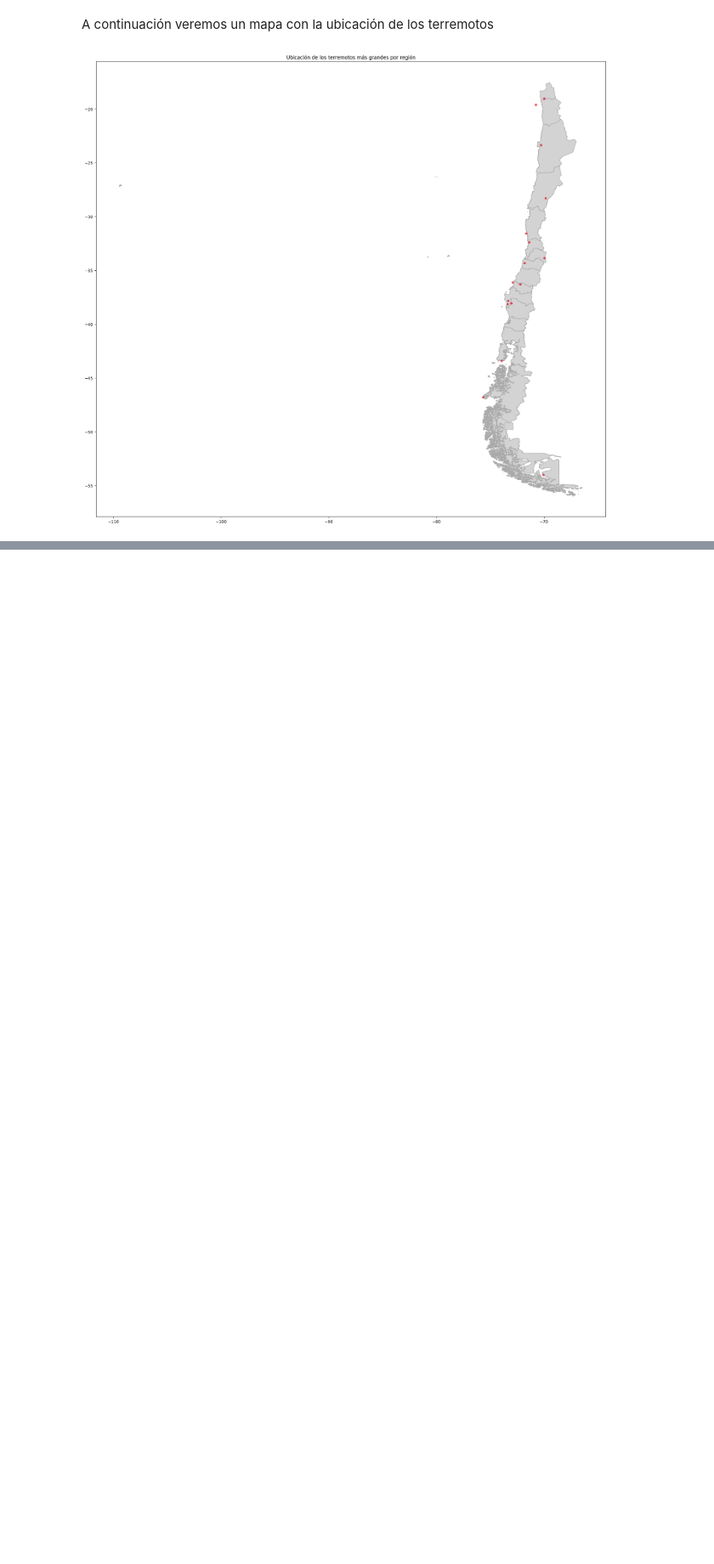
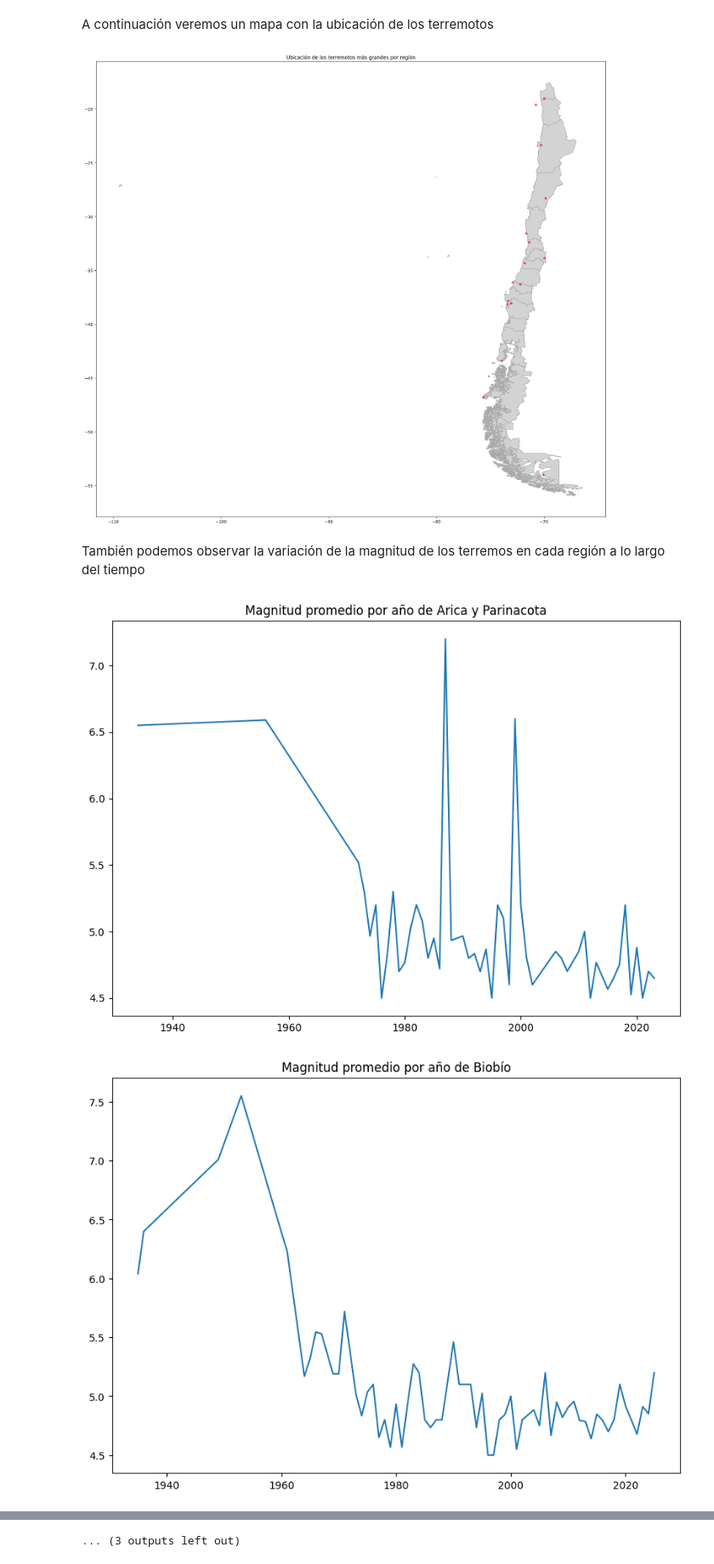
Before and after one commit to Skysilen-t/Proyecto-Ciencia-de-Datos, a Jupyter notebook: Propuesta y documento/Preguntas/pregunta_2.ipynb, the cells around one changed output, grey strips where cells are left out. Shown at 85% size. Cells and saved outputs as stored; diff of their text form; code cells hidden in the pictures; blank space fills up the shorter version.

```diff
--- a/Propuesta y documento/Preguntas/pregunta_2.ipynb
+++ b/Propuesta y documento/Preguntas/pregunta_2.ipynb
@@ -135,3 +135,22 @@ ax.set_title('Ubicación de los terremotos más grandes por región')
 plt.show()
 # %% [output]
 [figure]
+# %% [markdown]
+También podemos observar la variación de la magnitud de los terremos en cada región a lo largo del tiempo
+# %%
+terremotos['date'] = pd.to_datetime(terremotos['date'])
+years = []
+for year in terremotos['date']:
+    years.append(year.year)
+terremotos['year'] = years
+# %%
+for reg in regiones:
+    sismo = terremotos[terremotos['region'] == reg]
+    sismo = sismo.groupby("year")["mag"].mean()
+    plt.figure(figsize=[10,7])
+    plt.plot(sismo)
+    plt.title(f"Magnitud promedio por año de {reg}")
+    plt.show()
+# %% [output]
+[figure, added]
+[figure, added]
@@ -137,0 +167 @@ plt.show()
+... (3 outputs left out)
```
Also changed, not shown: parts of 3 cells of this notebook.
